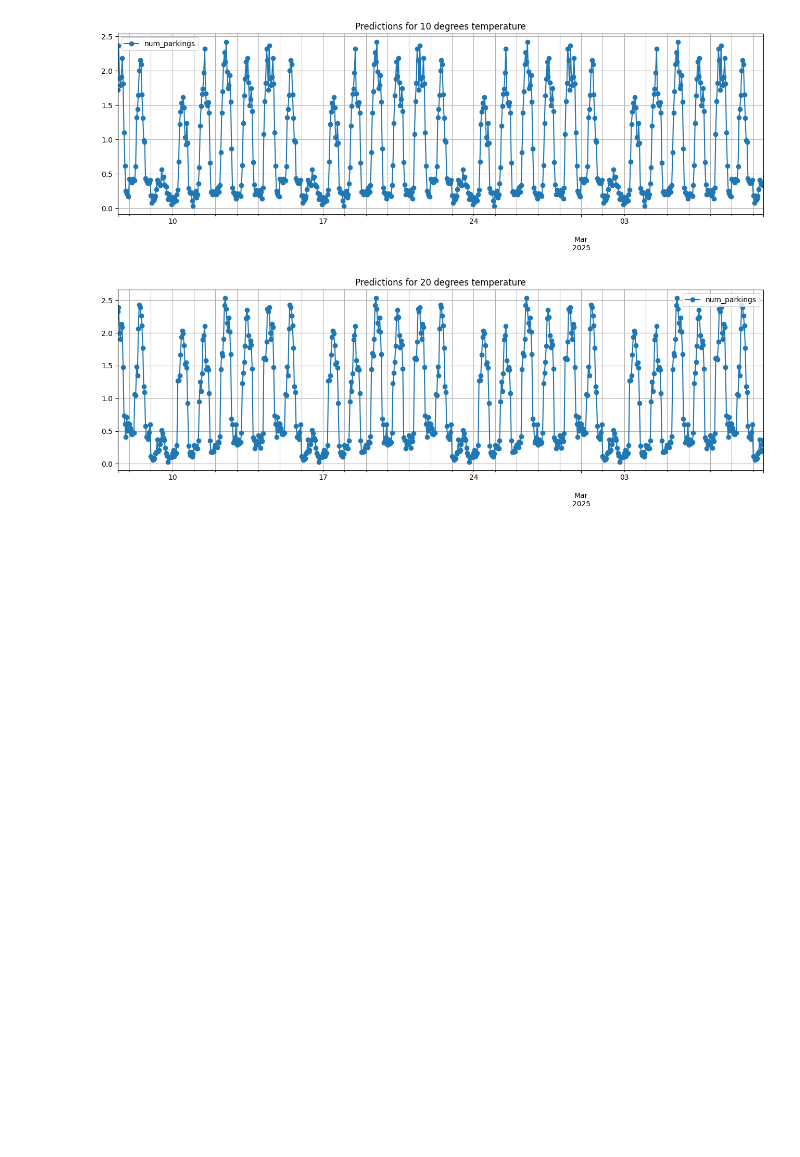
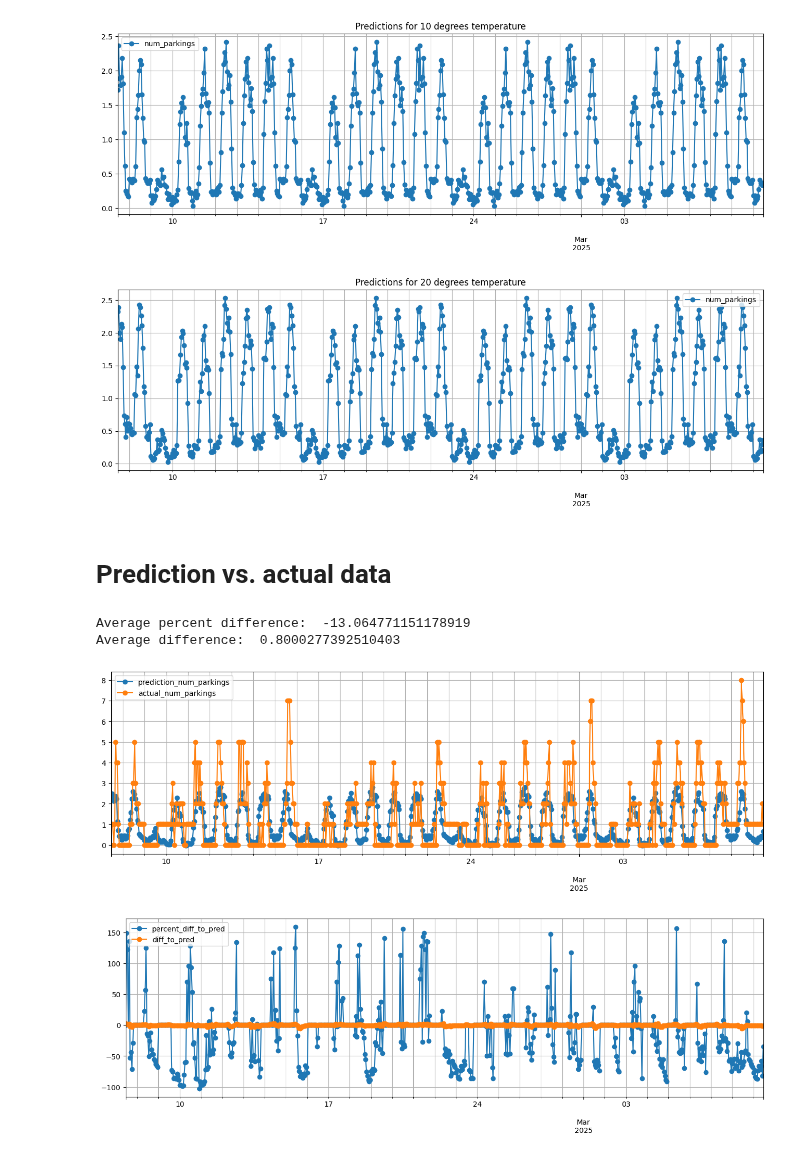
Before and after one commit to City-of-Turku/parkings-weather-correlation, a Jupyter notebook: scikit/mlp_regressor_puutarhakatu6.ipynb, the cells around one changed output. Drawn from its saved outputs; the diff is of its cells as text; code cells hidden in the pictures; blank space fills up the shorter version.

Commit message:
Compare prediction with actual

```diff
--- a/scikit/mlp_regressor_puutarhakatu6.ipynb
+++ b/scikit/mlp_regressor_puutarhakatu6.ipynb
@@ -200,3 +202,14 @@ draw_results(results)
 [figure]
 [figure]
 [figure]
+# %% [markdown]
+# Prediction vs. actual data
+# %%
+df_prediction = results[BASE][0]
+df_hourly_actual =get_actual_hourly_parkings(df_prediction, area="318a1ad2-5e33-488c-85bb-c3e9644c4942")
+compare_prediction_with_actual(df_prediction, df_hourly_actual)
+# %% [output]
+Average percent difference:  -13.064771151178919
+Average difference:  0.8000277392510403
+[figure, added]
+[figure, added]
```
Also changed, not shown: parts of 1 cell of this notebook.
